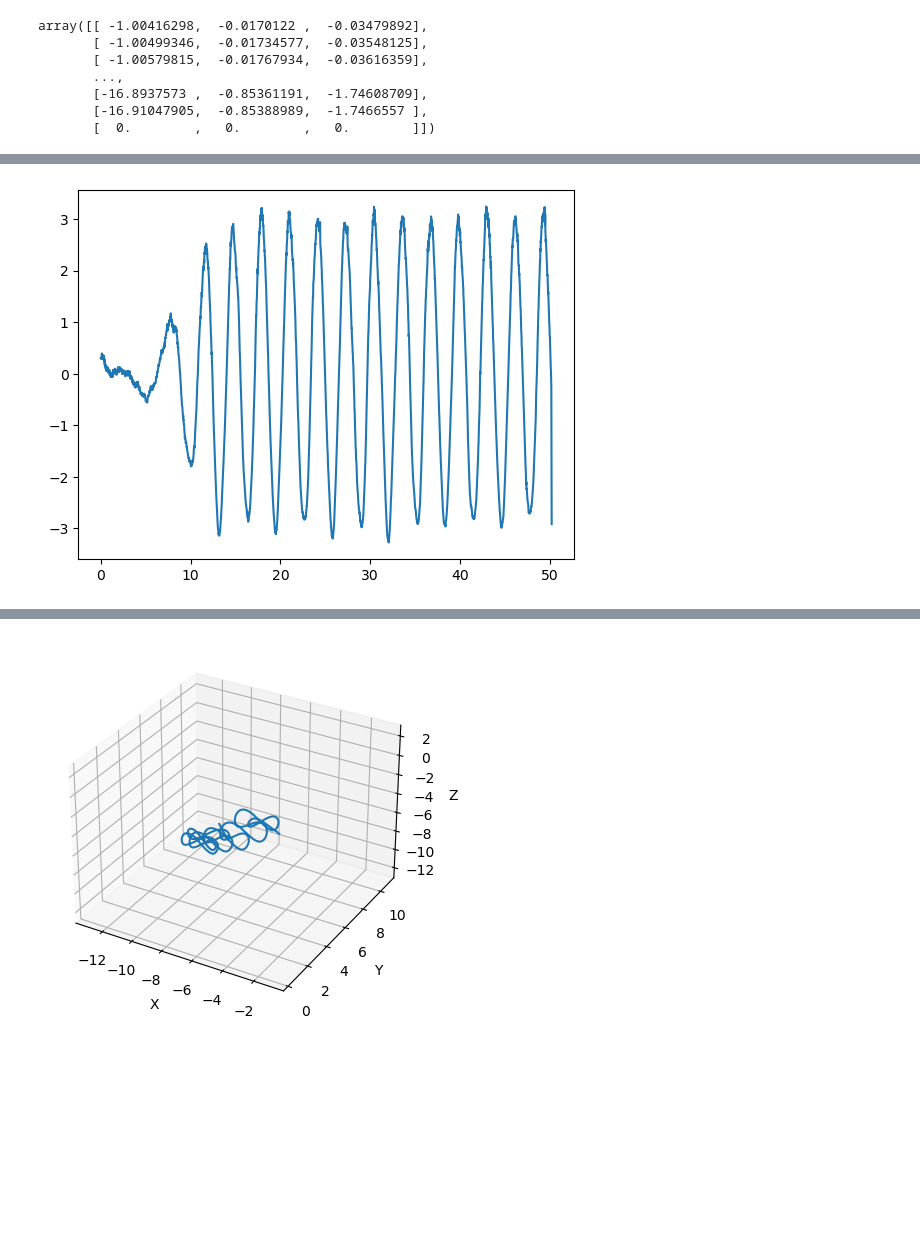
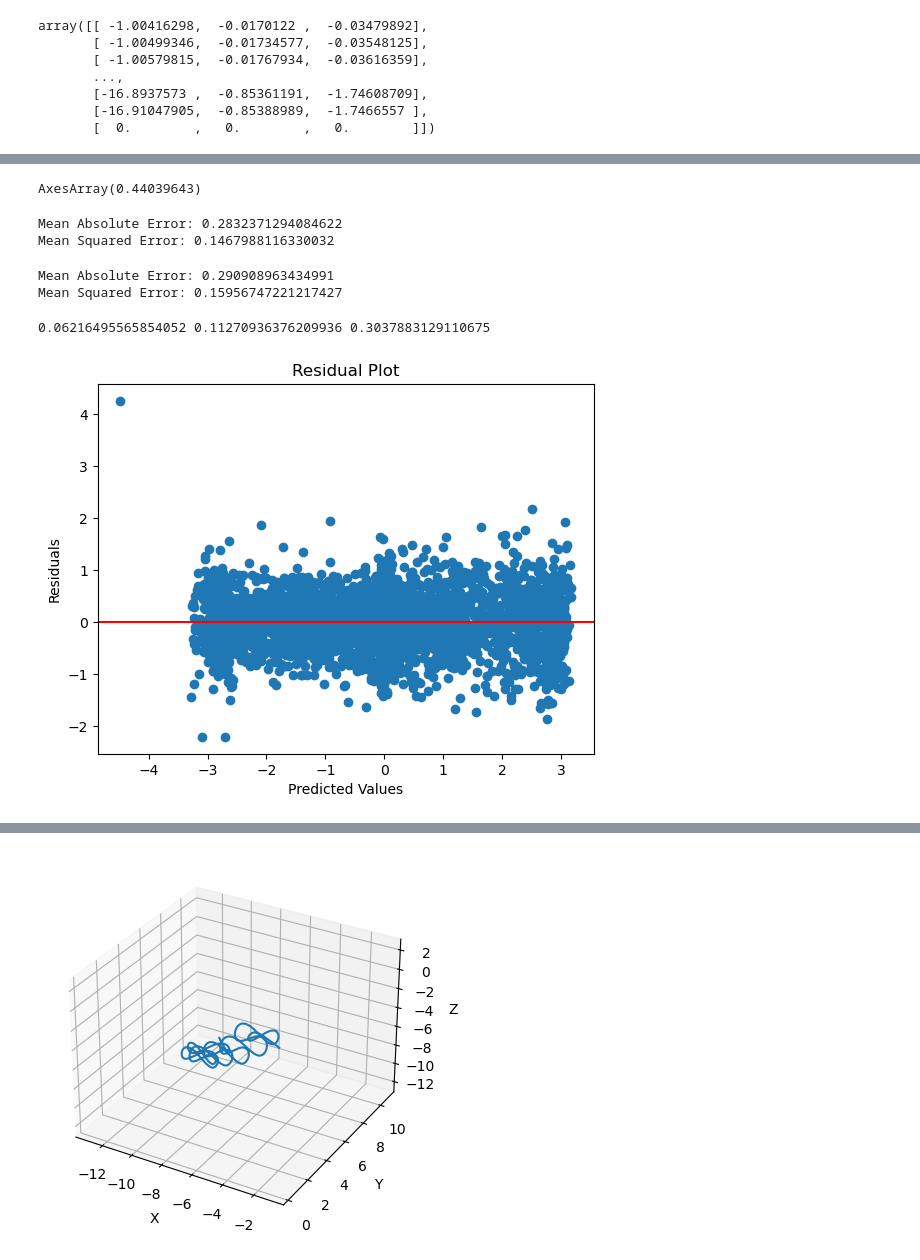
Before and after one commit to Arunabh17/Nonlinear_System_Identification, a Jupyter notebook: SINDy - Neural Fly.ipynb, the cells around one changed output, grey strips where cells are left out. Saved outputs shown, nothing was run; the diff lists cells and outputs as text; code cells hidden in the pictures; blank space fills up the shorter version.

```diff
--- a/SINDy - Neural Fly.ipynb
+++ b/SINDy - Neural Fly.ipynb
@@ -76,0 +106,5 @@ array([[0.05673281, 0.00292449, 0.47614015],
+# %%
+Rfu2 = np.zeros((2511,3),dtype = np.float64)
+for row in range(len(Rfu2)):
+    Rfu2[row] = np.matmul(R2[row],fu2[row])
+Rfu2
@@ -258,9 +337,9 @@ plt.show()
 [figure]
 # %%
 #mse
-errorx = 0.0
-for ele in range(2509):
-    temp = np.square(np.subtract(pos_sindy_dp[ele,0],posx[ele]))
-    errorx = errorx + temp
-errorx = errorx/2509
-errorx
+#errorx = 0.0
+#for ele in range(2509):
+#    temp = np.square(np.subtract(pos_sindy_dp[ele,0],posx[ele]))
+#    errorx = errorx + temp
+#errorx = errorx/2509
+#errorx
@@ -1137,6 +1222,7 @@ array([[ -1.00416298,  -0.0170122 ,  -0.03479892],
 # %%
 dt = 0.02
 stlsq_optimizer = ps.STLSQ(threshold=.11, alpha=.3)
+from sklearn.model_selection import train_test_split
 
 library_functions = [
     lambda x : 1,
@@ -1158,7 +1244,9 @@ custom_library = ps.CustomLibrary(
     library_functions=library_functions, function_names=library_function_names
 )
 
+v_train, v_test, Rfu_train, Rfu_test, acc_train, acc_test = train_test_split(v, Rfu, acc_v1, test_size=0.33,shuffle=False)
+
 model = ps.SINDy(feature_library=custom_library, optimizer=stlsq_optimizer)
-model.fit(v, u=Rfu, t=dt)
+model.fit(v_train, u=Rfu_train, t=dt)
 model.print()
 # %% [output]
@@ -1168,3 +1270,17 @@ model.print()
+# %%
+accel_pred_train = model.predict(v_train, u = Rfu_train)
+train_error_res = (np.sum((accel_pred_train - acc_train)**2))/len(accel_pred_train)
+train_error_res
+# %% [output]
+AxesArray(0.44039643)
+# %%
+mae = mean_absolute_error(acc_train, accel_pred_train)
+mse = mean_squared_error(acc_train, accel_pred_train)
+print('Mean Absolute Error:', mae)
+print('Mean Squared Error:', mse)
+# %% [output]
+Mean Absolute Error: 0.2832371294084622
+Mean Squared Error: 0.1467988116330032
 # %%
 accel6 = np.zeros((2511,3),dtype = np.float64)
 for ele in range(2511):
@@ -1175,9 +1291,26 @@ for ele in range(2511):
 
 for ele in range(2511):
     accel6[ele][2] = 1.116 *np.cos(v[ele][0]) + -10.889 *np.cos(Rfu[ele][2]) + -4812.129 *v[ele][0]*Rfu[ele][0] + 18.068 *v[ele][0]*Rfu[ele][2] + 46751.467 *v[ele][1]*Rfu[ele][2] + -0.207 *v[ele][2]*Rfu[ele][2] + -22498.141 *Rfu[ele][0]*Rfu[ele][2] + -1082428.141 *Rfu[ele][1]*Rfu[ele][2] + -1.368 *np.sin(v[ele][0])*np.sin(v[ele][2]) + -47.367 *np.sin(v[ele][0])*np.sin(Rfu[ele][0]) + 6.311 *np.sin(v[ele][0])*np.sin(Rfu[ele][2]) + -1463.891 *np.sin(v[ele][1])*np.sin(Rfu[ele][2]) + -1.570 *np.sin(v[ele][2])*np.sin(Rfu[ele][2]) + -469.816 *np.sin(Rfu[ele][0])*np.sin(Rfu[ele][2]) + -9450.598 *np.sin(Rfu[ele][1])*np.sin(Rfu[ele][2]) + 0.665 *np.sin(v[ele][0]) + 57.075 *np.sin(v[ele][1]) + 354.485 *np.sin(Rfu[ele][1]) + 18.611 *np.sin(Rfu[ele][2]) + 1.163 *np.sin(v[ele][0]*v[ele][2]) + 4876.856 *np.sin(Rfu[ele][0]*v[ele][0]) + -27.886 *np.sin(v[ele][0]*Rfu[ele][2]) + -45463.147 *np.sin(v[ele][1]*Rfu[ele][2]) + 1.086 *np.sin(v[ele][2]*Rfu[ele][2]) + 22967.292 *np.sin(Rfu[ele][0]*Rfu[ele][2]) + 1090802.029 *np.sin(Rfu[ele][1]*Rfu[ele][2])
-# %%
-fig = plt.figure()
-plt.plot(t, accel8[:,2])
-plt.show()
-# %% [output]
-[figure, removed]
+# %%
+from sklearn.metrics import mean_absolute_error
+from sklearn.metrics import mean_squared_error
+
+mae = mean_absolute_error(acc_v1, accel6)
+mse = mean_squared_error(acc_v1, accel6)
+print('Mean Absolute Error:', mae)
+print('Mean Squared Error:', mse)
+# %% [output]
+Mean Absolute Error: 0.290908963434991
+Mean Squared Error: 0.15956747221217427
+# %%
+residuals = np.array(acc_v1) - np.array(accel6)
+print(np.var(residuals[:,0]),np.var(residuals[:,1]),np.var(residuals[:,2]))# Plot the residuals against the predicted values
+plt.scatter(accel6, residuals)
+plt.axhline(y=0, color='r', linestyle='-')
+plt.title('Residual Plot')
+plt.xlabel('Predicted Values')
+plt.ylabel('Residuals')
+plt.show()
+# %% [output]
+0.06216495565854052 0.11270936376209936 0.3037883129110675
+[figure, added]
```
Also changed, not shown: parts of 50 cells of this notebook, 2 other files.
